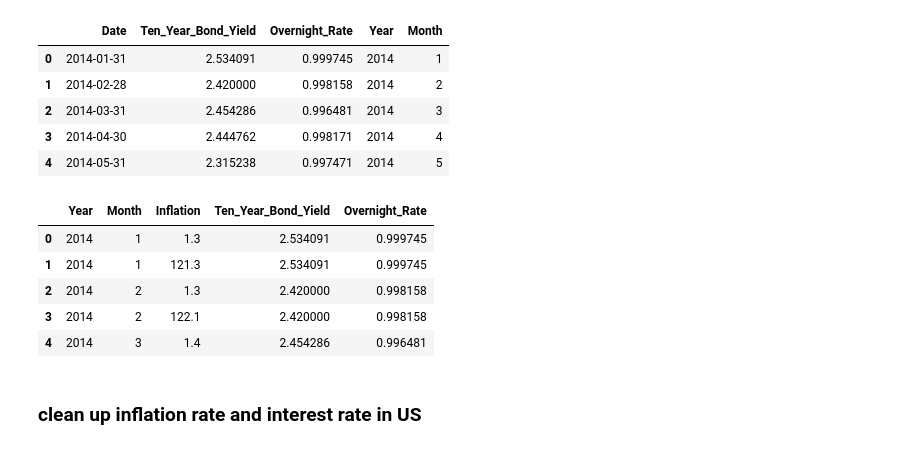
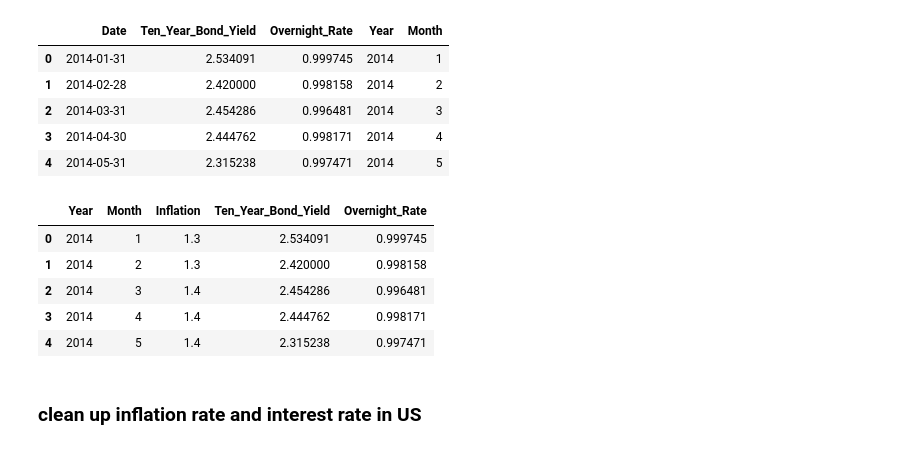
Before and after one commit to Jun-Jiang03/crude_oil_prediction, a Jupyter notebook: Data Cleaning_oilprice_and_interest_rates.ipynb, the cells around one changed output. Cells and saved outputs as stored; diff of their text form; code cells hidden in the pictures.

```diff
--- a/Data Cleaning_oilprice_and_interest_rates.ipynb
+++ b/Data Cleaning_oilprice_and_interest_rates.ipynb
@@ -188,17 +188,17 @@ df_monthly_average.head()
 | 4 | 2014-05-31 | 2.315238 | 0.997471 | 2014 | 5 |
 # %%
 #Merge the inflation and interest rate and create new dataframe
-df_cad_rates=pd.merge(df_inflation_cad,df_monthly_average, on=['Year','Month'], how='outer')
+df_cad_rates=pd.merge(df_inflation_cad,df_monthly_average, on=['Year','Month'], how='inner')
 df_cad_rates = df_cad_rates[['Year', 'Month', 'Inflation', 'Ten_Year_Bond_Yield', 'Overnight_Rate']]
 
 df_cad_rates.head()
 # %% [output]
 |  | Year | Month | Inflation | Ten_Year_Bond_Yield | Overnight_Rate |
 | 0 | 2014 | 1 | 1.3 | 2.534091 | 0.999745 |
-| 1 | 2014 | 1 | 121.3 | 2.534091 | 0.999745 |
-| 2 | 2014 | 2 | 1.3 | 2.420000 | 0.998158 |
-| 3 | 2014 | 2 | 122.1 | 2.420000 | 0.998158 |
-| 4 | 2014 | 3 | 1.4 | 2.454286 | 0.996481 |
+| 1 | 2014 | 2 | 1.3 | 2.420000 | 0.998158 |
+| 2 | 2014 | 3 | 1.4 | 2.454286 | 0.996481 |
+| 3 | 2014 | 4 | 1.4 | 2.444762 | 0.998171 |
+| 4 | 2014 | 5 | 1.4 | 2.315238 | 0.997471 |
 # %% [markdown]
 ### clean up inflation rate and interest rate in US
 # %%
```
